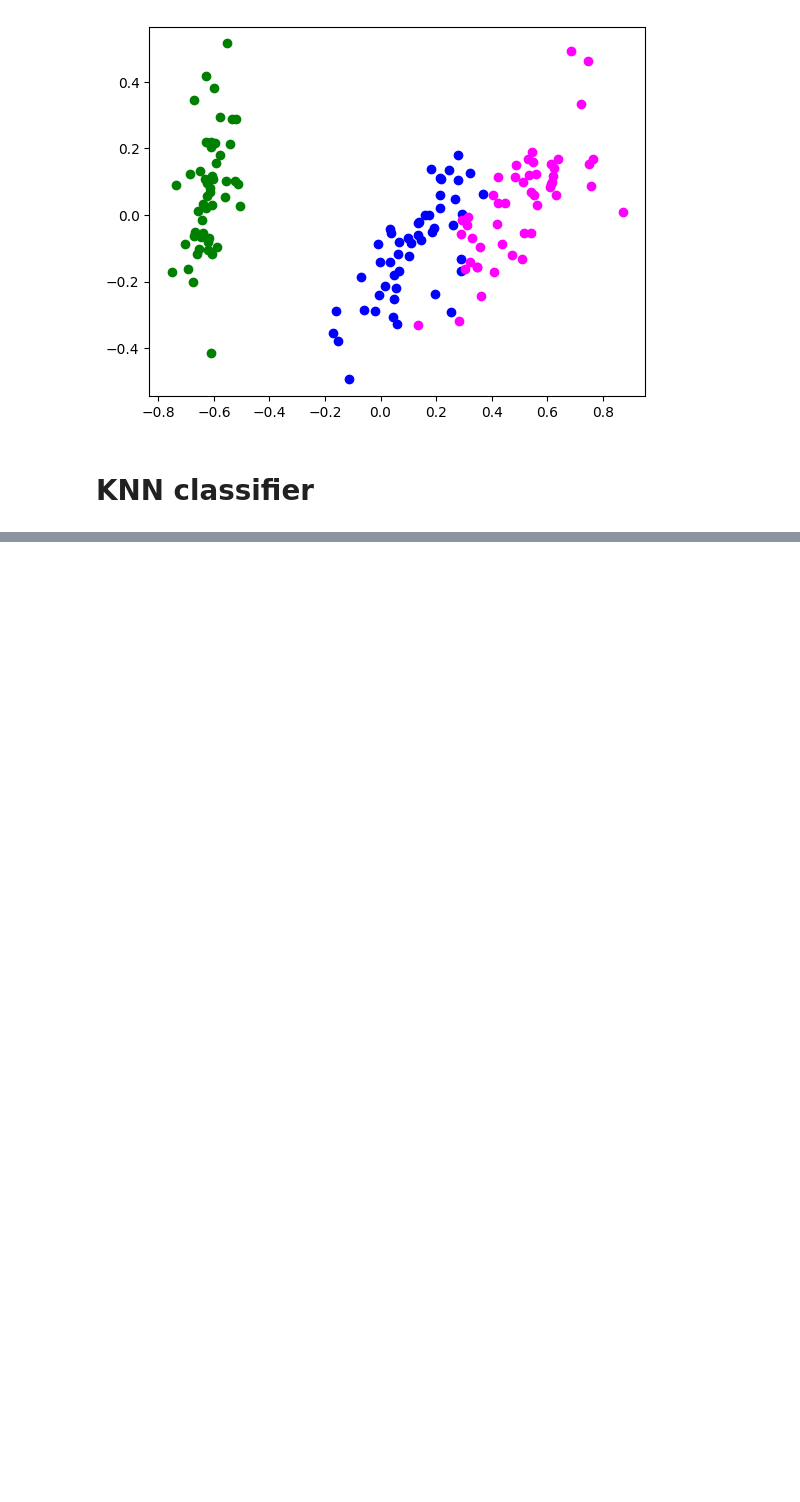
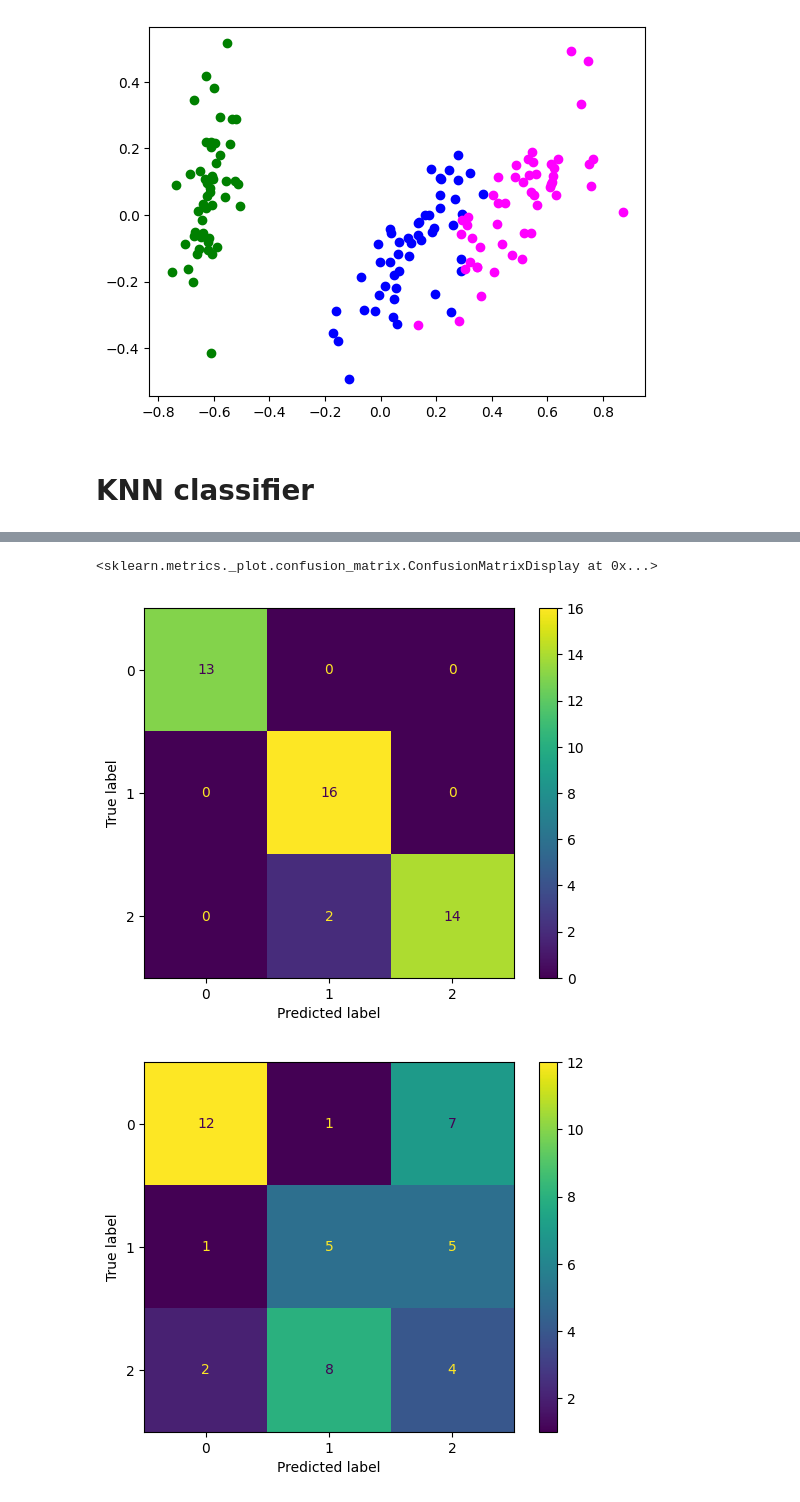
Before and after one commit to JanCipl/MLF, a Jupyter notebook: Lab_04/MPA_MLF_PCA_2_students.ipynb, the cells around one changed output, grey strips where cells are left out. Drawn from its saved outputs; the diff is of its cells as text; code cells hidden in the pictures; blank space fills up the shorter version.

```diff
--- a/Lab_04/MPA_MLF_PCA_2_students.ipynb
+++ b/Lab_04/MPA_MLF_PCA_2_students.ipynb
@@ -155,0 +173,40 @@ ConfusionMatrixDisplay.from_predictions(y_test,Ypred)
+# %%
+# Now do the same, but use only 2-dimensional data of original X (first two columns)
+
+
+#pro Xpca první a druhý řádek (zhruba 95% informace)
+
+from sklearn.neighbors import KNeighborsClassifier
+from sklearn.model_selection import train_test_split
+X_train2, X_test2,y_train2,y_test2 = train_test_split(Xpca[:,0:1],y,test_size=0.3)
+
+knn3=KNeighborsClassifier(n_neighbors = 4)
+knn3.fit(X_train2,y_train2)
+Ypred2=knn3.predict(X_test2)
+# Import and show confusion matrix
+from sklearn.metrics import confusion_matrix
+from sklearn.metrics import ConfusionMatrixDisplay
+confusion_matrix(y_test2,Ypred2)
+ConfusionMatrixDisplay.from_predictions(y_test2,Ypred2)
+
+
+
+
+#pro Xpca bez prvního řádku (zhruba 15% informace)
+
+from sklearn.neighbors import KNeighborsClassifier
+from sklearn.model_selection import train_test_split
+X_train3, X_test3,y_train3,y_test3 = train_test_split(Xpca[:,1:2],y,test_size=0.3)
+
+knn4=KNeighborsClassifier(n_neighbors = 4)
+knn4.fit(X_train3,y_train3)
+Ypred3=knn4.predict(X_test3)
+# Import and show confusion matrix
+from sklearn.metrics import confusion_matrix
+from sklearn.metrics import ConfusionMatrixDisplay
+confusion_matrix(y_test3,Ypred3)
+ConfusionMatrixDisplay.from_predictions(y_test3,Ypred3)
+# %% [output]
+<sklearn.metrics._plot.confusion_matrix.ConfusionMatrixDisplay at 0x...>
+[figure, added]
+[figure, added]
```
Also changed, not shown: parts of 3 cells of this notebook.
